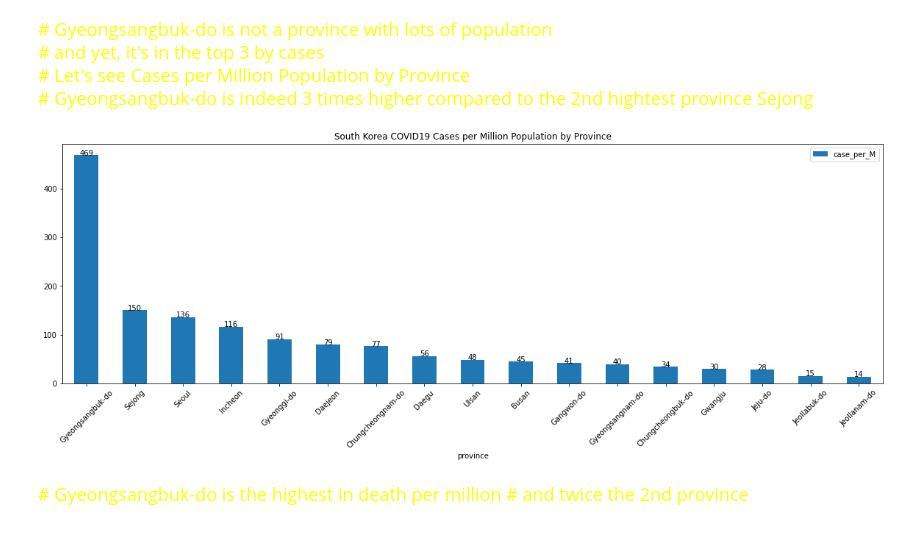
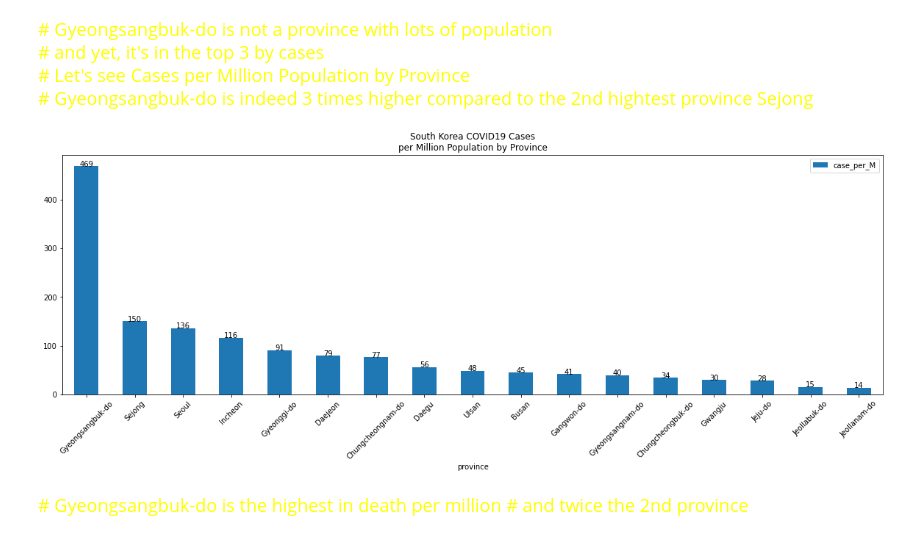
Before and after one commit to Wenjun-Mao/COVID-19-in-South-Korea-SIADS-591-Milestone-I, a Jupyter notebook: wjmao.ipynb, the cells around one changed output. Saved outputs shown, nothing was run; the diff lists cells and outputs as text; code cells hidden in the pictures.

```diff
--- a/wjmao.ipynb
+++ b/wjmao.ipynb
@@ -403,16 +403,16 @@ fig.show()
 # %%
 df_grouped_by_province['case_per_M'] = df_grouped_by_province['counts'] / df_grouped_by_province['province_population_in_M']
 
 df_grouped_by_province.sort_values(by = ['case_per_M'], inplace = True, ascending=False)
 
 barchart = df_grouped_by_province.plot(x = 'province', y = 'case_per_M', kind = 'bar', figsize = (20,6),
-                                        title = 'South Korea COVID19 Cases per Million Population by Province')
+                                        title = 'South Korea COVID19 Cases\nper Million Population by Province')
 barchart.tick_params(axis = 'x', labelrotation=45)
 for index, num in enumerate(df_grouped_by_province['case_per_M']):
     num_rounded_int = int(np.round(num))
     barchart.text(index, num, str(num_rounded_int), horizontalalignment = 'center')
 # %% [output]
-[figure, old version]
+[figure, new version]
 # %%
 df_deceased_grouped = df_deceased.groupby(by=['province', 'city']) \
         .agg({'patient_id':'count', 'province_population_in_M':'mean'}) \
```
Also changed, not shown: parts of 4 cells of this notebook.
